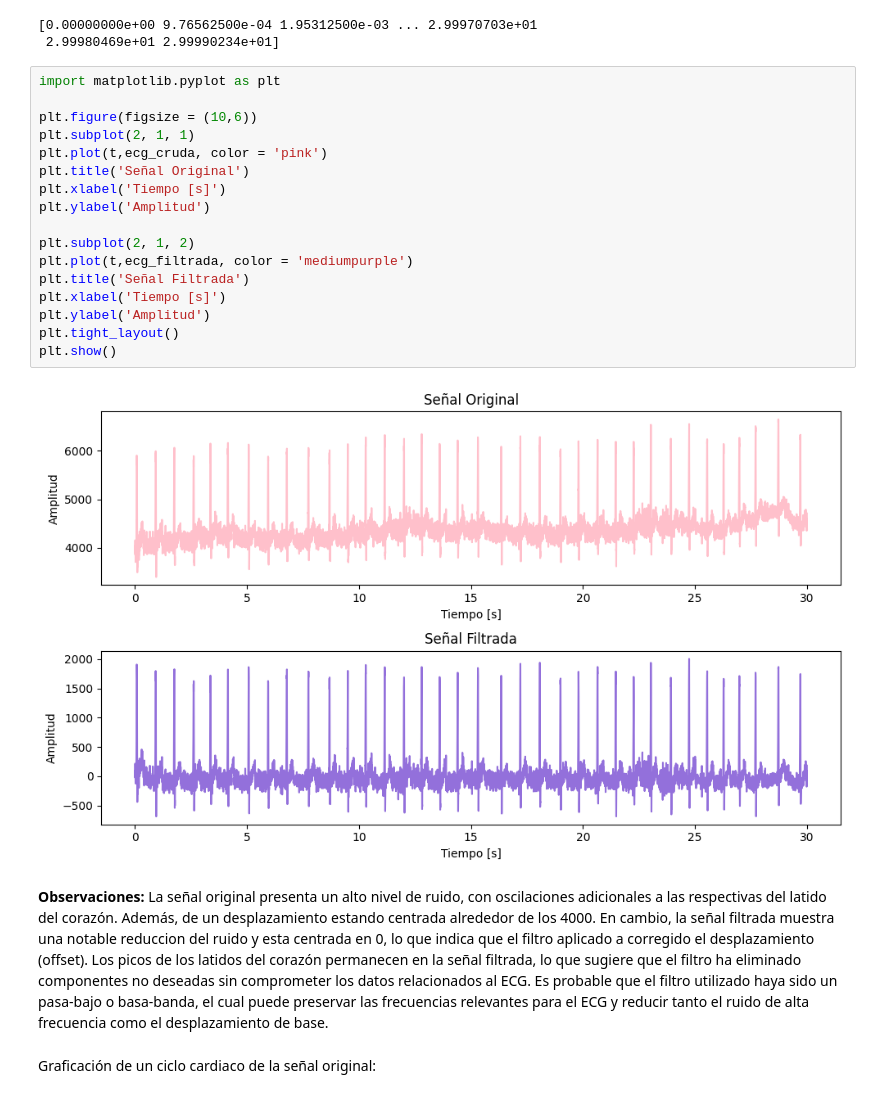
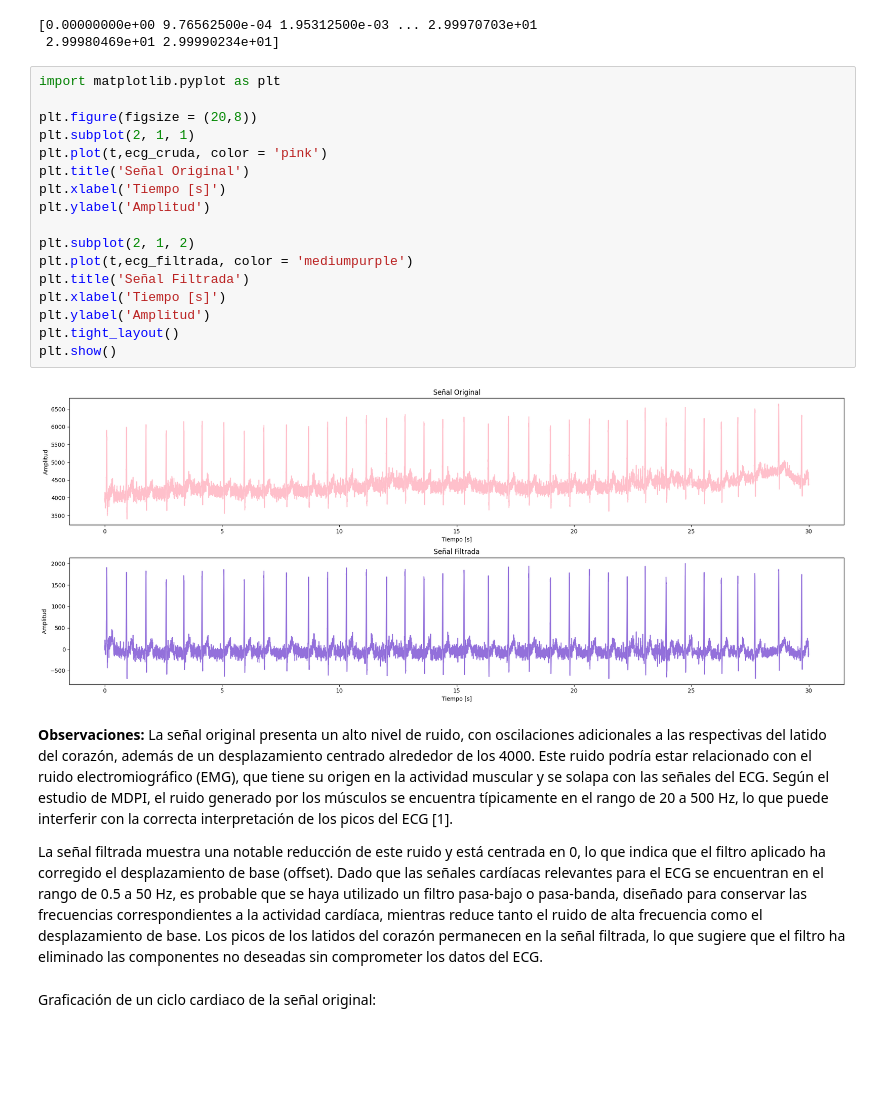
Before and after one commit to isaBedoyao/Biosignals, a Jupyter notebook: PRÁCTICA 3/P3_ECG_AntoniaYepes_IsabellaBedoya.ipynb, the cells around one changed output. Cells and saved outputs as stored; diff of their text form; blank space fills up the shorter version.

```diff
--- a/PRÁCTICA 3/P3_ECG_AntoniaYepes_IsabellaBedoya.ipynb
+++ b/PRÁCTICA 3/P3_ECG_AntoniaYepes_IsabellaBedoya.ipynb
@@ -55,26 +55,27 @@ print(t)
 # %%
 import matplotlib.pyplot as plt
 
-plt.figure(figsize = (10,6))
+plt.figure(figsize = (20,8))
 plt.subplot(2, 1, 1)
 plt.plot(t,ecg_cruda, color = 'pink')
 plt.title('Señal Original')
 plt.xlabel('Tiempo [s]')
 plt.ylabel('Amplitud')
 
 plt.subplot(2, 1, 2)
 plt.plot(t,ecg_filtrada, color = 'mediumpurple')
 plt.title('Señal Filtrada')
 plt.xlabel('Tiempo [s]')
 plt.ylabel('Amplitud')
 plt.tight_layout()
 plt.show()
 # %% [output]
-[figure, old version]
+[figure, new version]
 # %% [markdown]
 **Observaciones:**
-La señal original presenta un alto nivel de ruido, con oscilaciones adicionales a las respectivas del latido del corazón. Además, de un desplazamiento estando centrada alrededor de los 4000.
-En cambio, la señal filtrada muestra una notable reduccion del ruido y esta centrada en 0, lo que indica que el filtro aplicado a corregido el desplazamiento (offset). Los picos de los latidos del corazón permanecen en la señal filtrada, lo que sugiere que el filtro ha eliminado componentes no deseadas sin comprometer los datos relacionados al ECG. Es probable que el filtro utilizado haya sido un pasa-bajo o basa-banda, el cual puede preservar las frecuencias relevantes para el ECG y reducir tanto el ruido de alta frecuencia como el desplazamiento de base.
+La señal original presenta un alto nivel de ruido, con oscilaciones adicionales a las respectivas del latido del corazón, además de un desplazamiento centrado alrededor de los 4000. Este ruido podría estar relacionado con el ruido electromiográfico (EMG), que tiene su origen en la actividad muscular y se solapa con las señales del ECG. Según el estudio de MDPI, el ruido generado por los músculos se encuentra típicamente en el rango de 20 a 500 Hz, lo que puede interferir con la correcta interpretación de los picos del ECG [1].
+
+La señal filtrada muestra una notable reducción de este ruido y está centrada en 0, lo que indica que el filtro aplicado ha corregido el desplazamiento de base (offset). Dado que las señales cardíacas relevantes para el ECG se encuentran en el rango de 0.5 a 50 Hz, es probable que se haya utilizado un filtro pasa-bajo o pasa-banda, diseñado para conservar las frecuencias correspondientes a la actividad cardíaca, mientras reduce tanto el ruido de alta frecuencia como el desplazamiento de base. Los picos de los latidos del corazón permanecen en la señal filtrada, lo que sugiere que el filtro ha eliminado las componentes no deseadas sin comprometer los datos del ECG.
 # %% [markdown]
 Graficación de un ciclo cardiaco de la señal original:
 # %%
```
Also changed, not shown: parts of 32 cells of this notebook.
